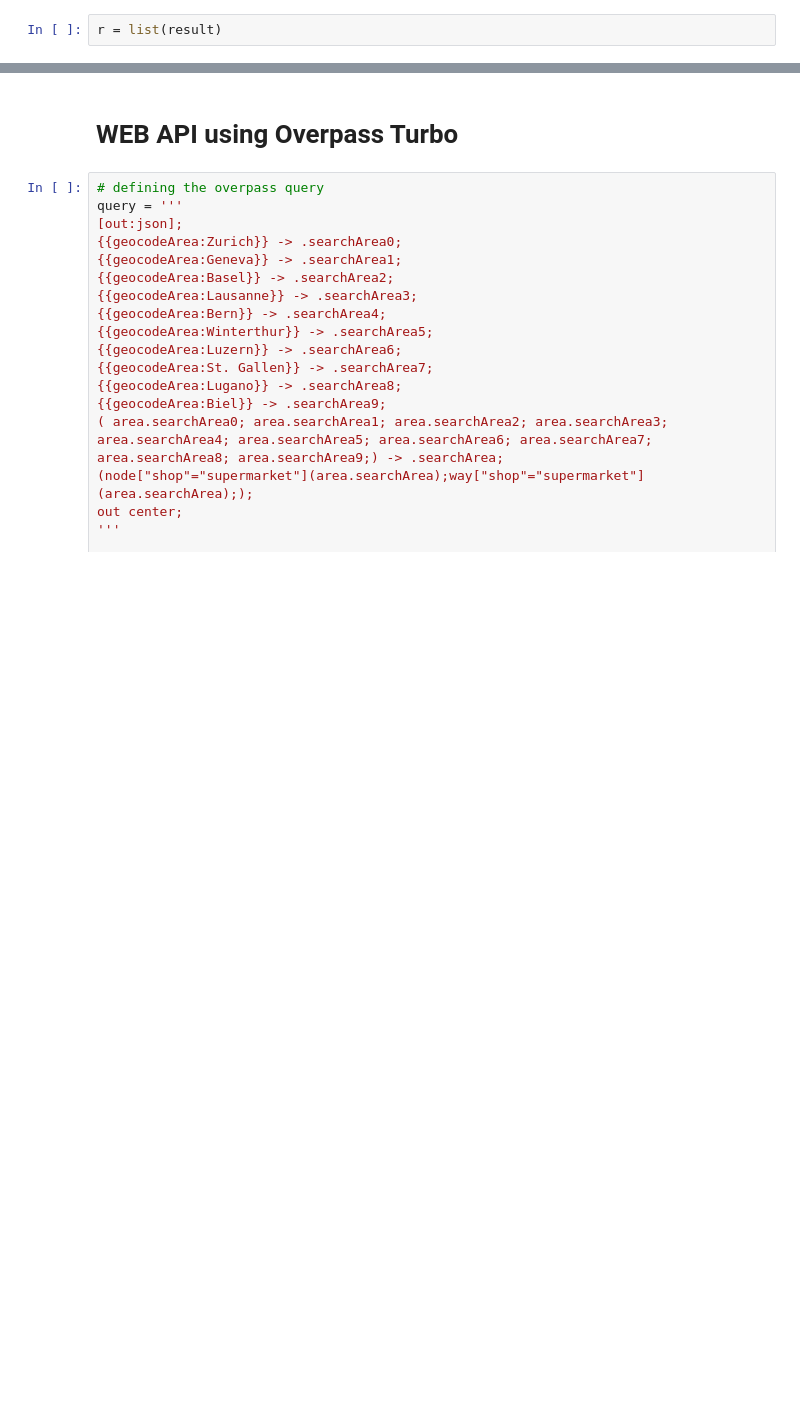
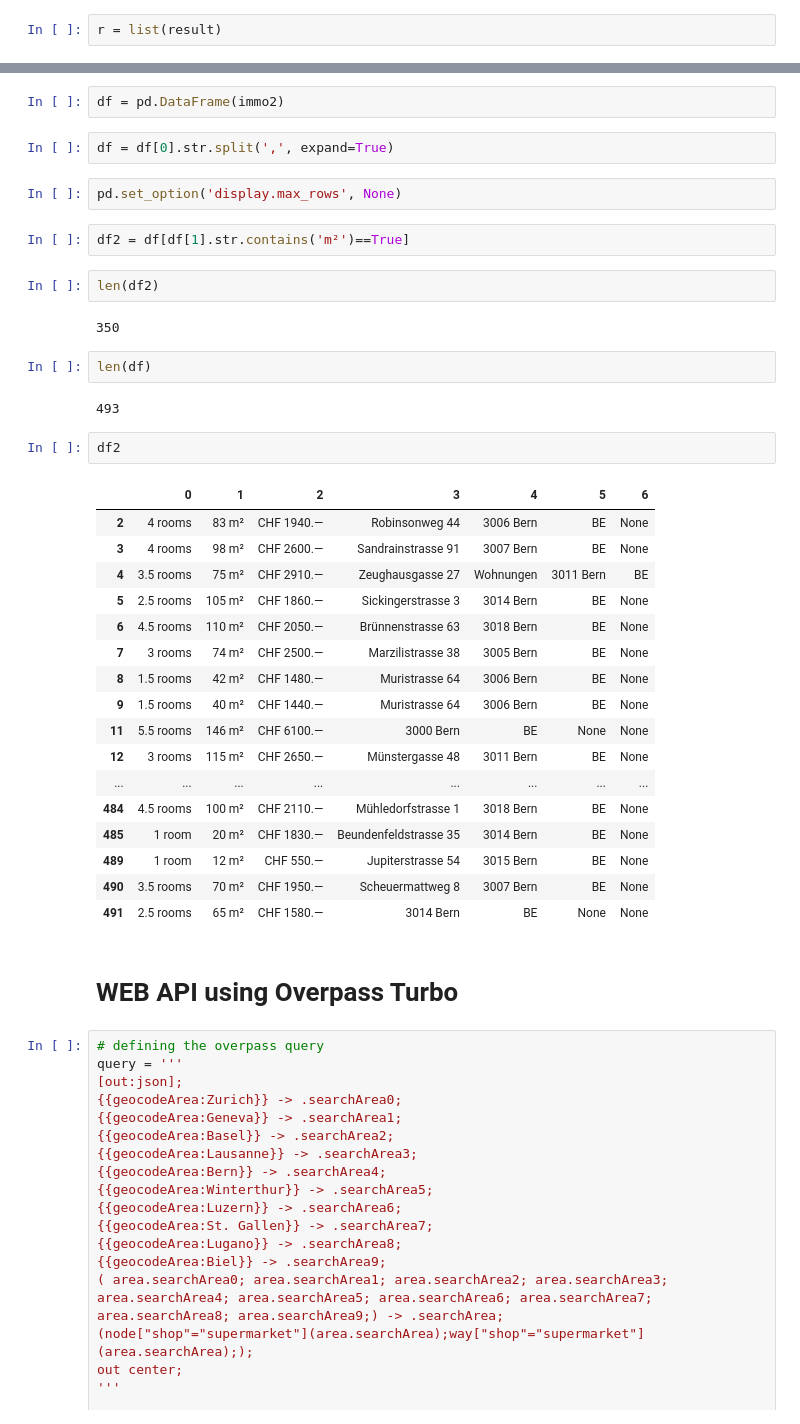
Before and after one commit to ariang/adsfs23-lnw, a Jupyter notebook: extractions.ipynb, the cells around one changed output, grey strips where cells are left out. Cells and saved outputs as stored; diff of their text form; blank space fills up the shorter version.

Commit message:
immos extracted, data cleansing not done

```diff
--- a/extractions.ipynb
+++ b/extractions.ipynb
@@ -168,3 +216,39 @@ df
+# %%
+df = pd.DataFrame(immo2)
+# %%
+df = df[0].str.split(',', expand=True)
+# %%
+pd.set_option('display.max_rows', None)
+# %%
+df2 = df[df[1].str.contains('m²')==True]
+# %%
+len(df2)
+# %% [output]
+350
+# %%
+len(df)
+# %% [output]
+493
+# %%
+df2
+# %% [output]
+|  | 0 | 1 | 2 | 3 | 4 | 5 | 6 |
+| 2 | 4 rooms | 83 m² | CHF 1940.— | Robinsonweg 44 | 3006 Bern | BE | None |
+| 3 | 4 rooms | 98 m² | CHF 2600.— | Sandrainstrasse 91 | 3007 Bern | BE | None |
+| 4 | 3.5 rooms | 75 m² | CHF 2910.— | Zeughausgasse 27 | Wohnungen | 3011 Bern | BE |
+| 5 | 2.5 rooms | 105 m² | CHF 1860.— | Sickingerstrasse 3 | 3014 Bern | BE | None |
+| 6 | 4.5 rooms | 110 m² | CHF 2050.— | Brünnenstrasse 63 | 3018 Bern | BE | None |
+| 7 | 3 rooms | 74 m² | CHF 2500.— | Marzilistrasse 38 | 3005 Bern | BE | None |
+| 8 | 1.5 rooms | 42 m² | CHF 1480.— | Muristrasse 64 | 3006 Bern | BE | None |
+| 9 | 1.5 rooms | 40 m² | CHF 1440.— | Muristrasse 64 | 3006 Bern | BE | None |
+| 11 | 5.5 rooms | 146 m² | CHF 6100.— | 3000 Bern | BE | None | None |
+| 12 | 3 rooms | 115 m² | CHF 2650.— | Münstergasse 48 | 3011 Bern | BE | None |
+| ... | ... | ... | ... | ... | ... | ... | ... |
+| 484 | 4.5 rooms | 100 m² | CHF 2110.— | Mühledorfstrasse 1 | 3018 Bern | BE | None |
+| 485 | 1 room | 20 m² | CHF 1830.— | Beundenfeldstrasse 35 | 3014 Bern | BE | None |
+| 489 | 1 room | 12 m² | CHF 550.— | Jupiterstrasse 54 | 3015 Bern | BE | None |
+| 490 | 3.5 rooms | 70 m² | CHF 1950.— | Scheuermattweg 8 | 3007 Bern | BE | None |
+| 491 | 2.5 rooms | 65 m² | CHF 1580.— | 3014 Bern | BE | None | None |
 # %% [markdown]
 # WEB API using Overpass Turbo
 # %%
```
Also changed, not shown: parts of 13 cells of this notebook, 3 other files.
